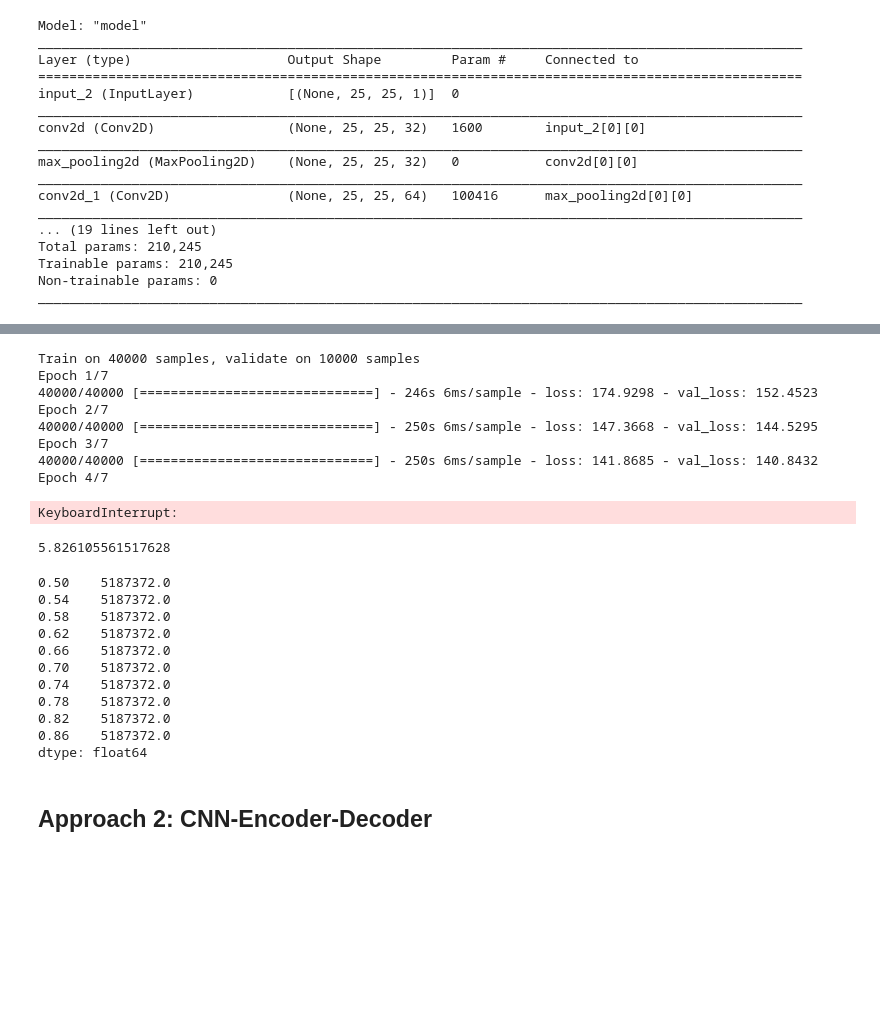
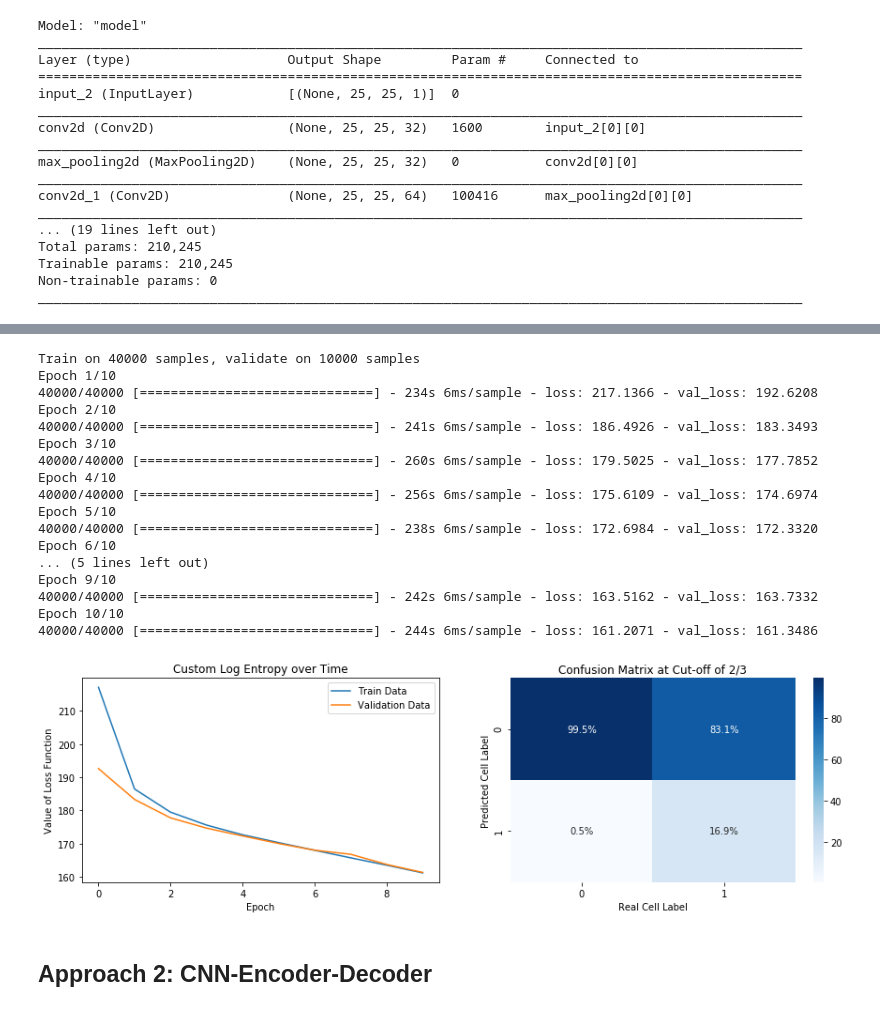
Before and after one commit to navyamehta/ai-research-projects, a Jupyter notebook: kaggle-GOL-CNN-encoder/Game of Life Reversal.ipynb, the cells around one changed output, grey strips where cells are left out. Saved outputs shown, nothing was run; the diff lists cells and outputs as text; code cells hidden in the pictures; blank space fills up the shorter version.

```diff
--- a/kaggle-GOL-CNN-encoder/Game of Life Reversal.ipynb
+++ b/kaggle-GOL-CNN-encoder/Game of Life Reversal.ipynb
@@ -103,19 +165,24 @@ ________________________________________________________________________________
 # %%
+numepochs = 10
+model = build_model(reverse_entropy)
 hist = model.fit([X1[:40000],X2[:40000]],Y[:40000], batch_size=256, epochs=numepochs,
+                 #verbose=False,
                  validation_data=([X1[40000:], X2[40000:]], Y[40000:]), callbacks=[losscallback])
-pd.Series(hist.history["loss"]).plot()
-model.save("./40000example.h5")
 # %% [output]
 Train on 40000 samples, validate on 10000 samples
-Epoch 1/7
-40000/40000 [==============================] - 246s 6ms/sample - loss: 174.9298 - val_loss: 152.4523
-Epoch 2/7
-40000/40000 [==============================] - 250s 6ms/sample - loss: 147.3668 - val_loss: 144.5295
-Epoch 3/7
-40000/40000 [==============================] - 250s 6ms/sample - loss: 141.8685 - val_loss: 140.8432
-Epoch 4/7
+Epoch 1/10
+40000/40000 [==============================] - 234s 6ms/sample - loss: 217.1366 - val_loss: 192.6208
+Epoch 2/10
+40000/40000 [==============================] - 241s 6ms/sample - loss: 186.4926 - val_loss: 183.3493
+Epoch 3/10
+40000/40000 [==============================] - 260s 6ms/sample - loss: 179.5025 - val_loss: 177.7852
+Epoch 4/10
+40000/40000 [==============================] - 256s 6ms/sample - loss: 175.6109 - val_loss: 174.6974
+Epoch 5/10
+40000/40000 [==============================] - 238s 6ms/sample - loss: 172.6984 - val_loss: 172.3320
+Epoch 6/10
+... (5 lines left out)
+Epoch 9/10
+40000/40000 [==============================] - 242s 6ms/sample - loss: 163.5162 - val_loss: 163.7332
+Epoch 10/10
+40000/40000 [==============================] - 244s 6ms/sample - loss: 161.2071 - val_loss: 161.3486
-KeyboardInterrupt:
-# %%
-losscallback.lossclass.weight
-# %% [output]
-5.826105561517628
@@ -133,17 +189,7 @@ for bound in bounds.index.values:
-# %%
-1-bounds/()
-# %% [output]
-0.50    5187372.0
-0.54    5187372.0
-0.58    5187372.0
-0.62    5187372.0
-0.66    5187372.0
-0.70    5187372.0
-0.74    5187372.0
-0.78    5187372.0
-0.82    5187372.0
-0.86    5187372.0
-dtype: float64
+# %%
+plotter(model, hist, "Custom Log Entropy")
+# %% [output]
+[figure, added]
 # %% [markdown]
 <h2> Approach 2: CNN-Encoder-Decoder </h2>
 # %%
```
Also changed, not shown: parts of 9 cells of this notebook.
